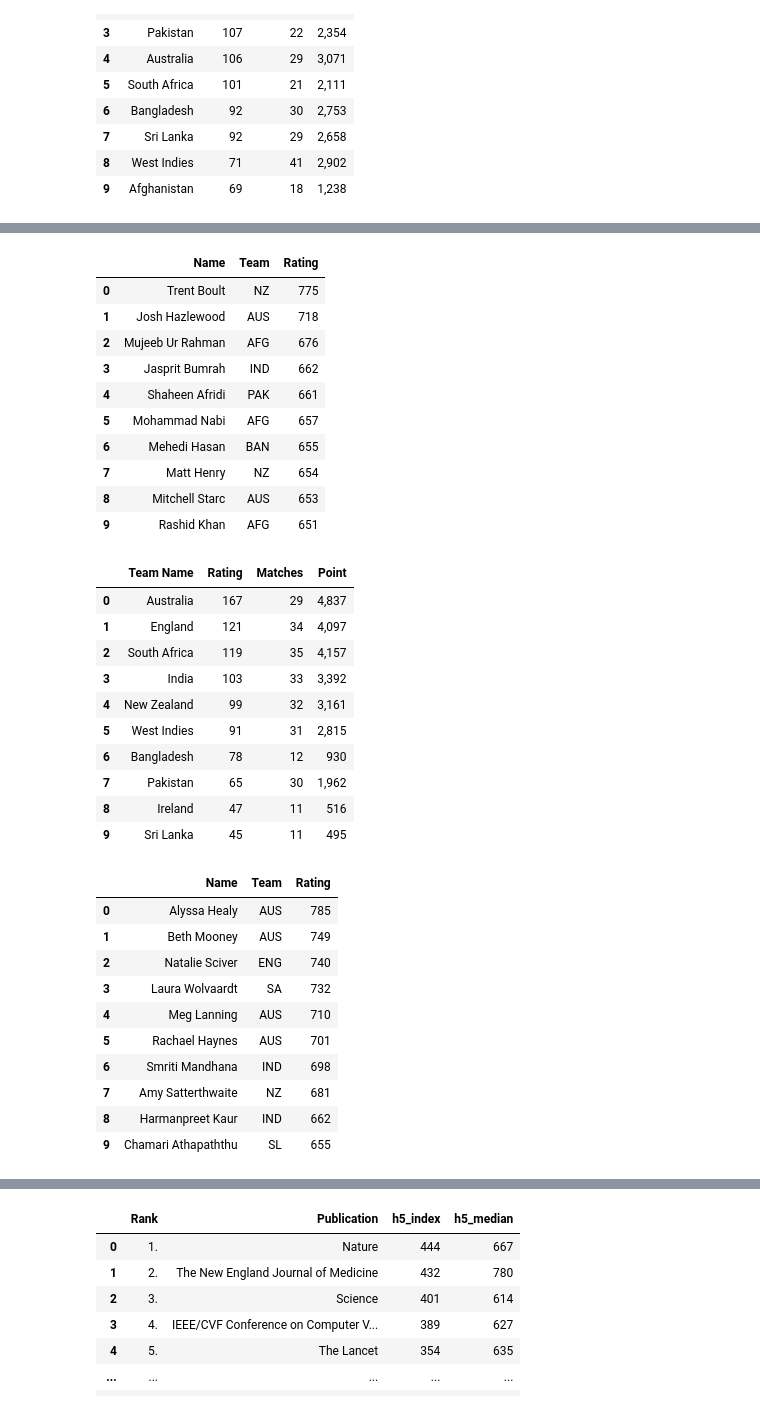
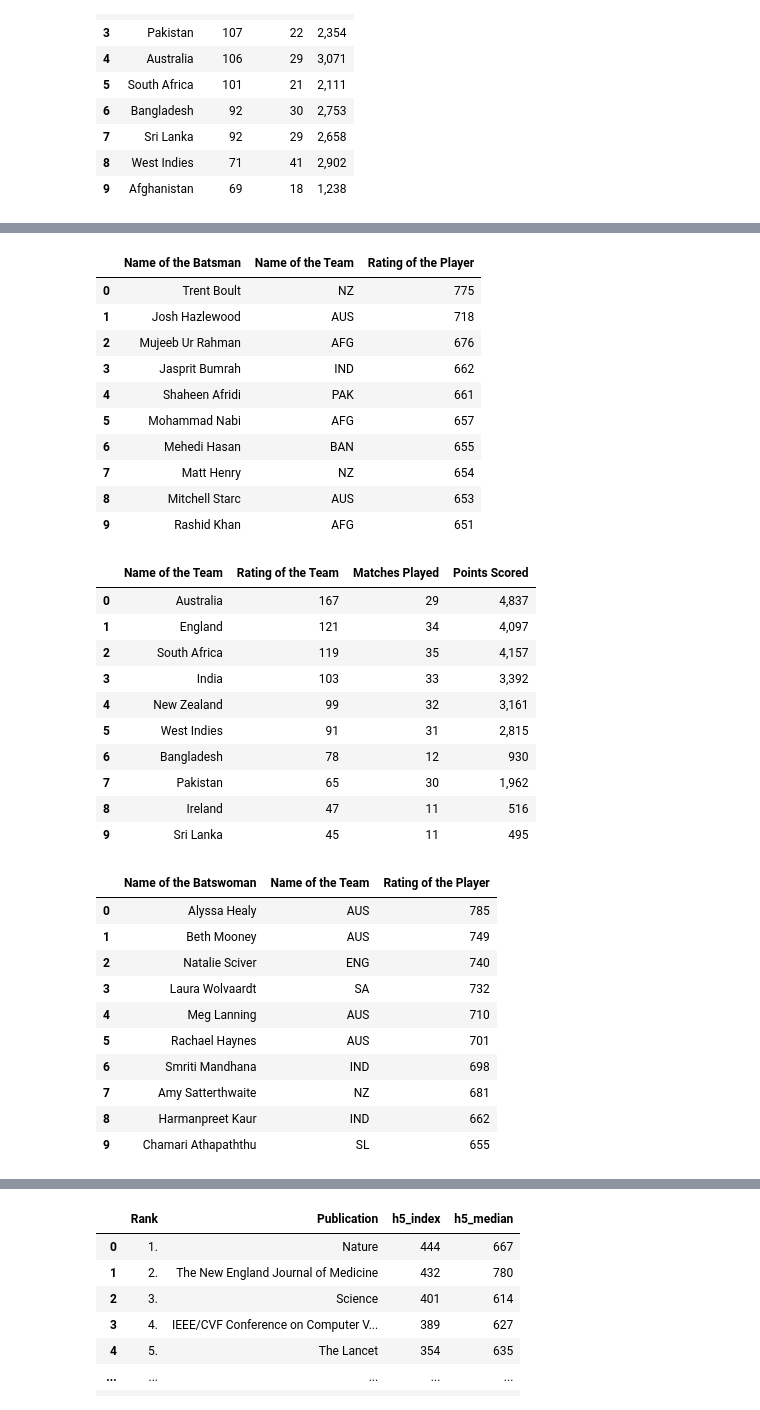
Before and after one commit to LeeCodess/Internship, a Jupyter notebook: Web_Scraping_Assignment_1/Web_Scraping_Assignment_1.ipynb, the cells around one changed output, grey strips where cells are left out. Saved outputs shown, nothing was run; the diff lists cells and outputs as text; code cells hidden in the pictures.

```diff
--- a/Web_Scraping_Assignment_1/Web_Scraping_Assignment_1.ipynb
+++ b/Web_Scraping_Assignment_1/Web_Scraping_Assignment_1.ipynb
@@ -135,26 +135,26 @@ from bs4 import BeautifulSoup
 import requests
 import pandas as pd
 
-def President_Ind(url):
+def html_content(url):
     r = requests.get(url)
     soup = BeautifulSoup(r.content)
 
-    names = soup.find_all("div", class_ = "presidentListing")
+    names_of_the_president = soup.find_all("div", class_ = "presidentListing")
     Name = []
-    for i in names:
+    for i in names_of_the_president:
         i = i.text
         head,sep,tail = i.partition('(')
         Name.append(head.replace('\n',''))
 
-    term = soup.find_all("div", class_ = "presidentListing")
+    term_of_office = soup.find_all("div", class_ = "presidentListing")
     Term = []
-    for i in term:
+    for i in term_of_office:
         i = i.text
         head,sep,tail = i.partition('Term of Office: ')
         i = tail
         head,sep,tail = i.partition('\n')
         Term.append(head)
 
-    president = pd.DataFrame({"Name" : Name, "Term of Office" : Term})
-    return(president)
+    data = pd.DataFrame({"Name of the Indian President" : Name, "Term of Office" : Term})
+    return(data)
 # %%
@@ -295,39 +295,39 @@ from bs4 import BeautifulSoup
 import requests
 import pandas as pd
 
-def top(url):
+def html_content(url):
     r = requests.get(url)
     soup = BeautifulSoup(r.content)
 
-    name = soup.find_all('td', class_ = 'table-body__cell rankings-table__name name')
+    name_of_the_batsman = soup.find_all('td', class_ = 'table-body__cell rankings-table__name name')
     Top_player = soup.find('div', class_ = 'rankings-block__banner--name-large').text
     Name = [Top_player]
-    for i in name:
+    for i in name_of_the_batsman:
         Name.append(i.text.replace('\n',''))
     Name = Name[:10]
 
-    rating = soup.find_all('td', class_ = 'table-body__cell rating')
+    rating_of_the_batsman = soup.find_all('td', class_ = 'table-body__cell rating')
     Top_player_rating = soup.find('div', class_ = 'rankings-block__banner--rating').text
     Rating = [Top_player_rating]
-    for i in rating:
+    for i in rating_of_the_batsman:
         i = i.text
         Rating.append(i)
     Rating = Rating[:10]
 
-    team = soup.find_all('span', class_ = 'table-body__logo-text')
+    team_name = soup.find_all('span', class_ = 'table-body__logo-text')
     Top_player_team = soup.find('div', class_ = 'rankings-block__banner--nationality').text.replace('\n','')
     Team = [Top_player_team]
-    for i in team:
+    for i in team_name:
         i = i.text.replace('\n','')
         Team.append(i)
     Team = Team[:10]
 
-    DataFrame = pd.DataFrame({'Name':Name, 'Team':Team, 'Rating':Rating})
-    return(DataFrame)
+    data = pd.DataFrame({'Name of the Batsman':Name, 'Name of the Team':Team, 'Rating of the Player':Rating})
+    return(data)
 # %%
-top("https://www.icc-cricket.com/rankings/mens/player-rankings/odi/bowling")
+html_content("https://www.icc-cricket.com/rankings/mens/player-rankings/odi/bowling")
 # %% [output]
-|  | Name | Team | Rating |
+|  | Name of the Batsman | Name of the Team | Rating of the Player |
 | 0 | Trent Boult | NZ | 775 |
 | 1 | Josh Hazlewood | AUS | 718 |
 | 2 | Mujeeb Ur Rahman | AFG | 676 |
@@ -346,13 +346,13 @@ from bs4 import BeautifulSoup
 import requests
 import pandas as pd
 
-def top(url):
+def html_content(url):
     r = requests.get(url)
     soup = BeautifulSoup(r.content)
 
-    team = soup.find_all('span', class_ = 'u-hide-phablet')
+    team_name = soup.find_all('span', class_ = 'u-hide-phablet')
     Team = []
-    for i in team:
+    for i in team_name:
         i = i.get_text()
         Team.append(i)
     Team = Team[:10]
@@ -387,12 +387,12 @@ def top(url):
         i = i+2
         j= j+2
 
-    Top_odi = pd.DataFrame({"Team Name" : Team, "Rating" : Rating, "Matches" : Match, "Point" : Point})
-    return(Top_odi)
+    data = pd.DataFrame({"Name of the Team" : Team, "Rating of the Team" : Rating, "Matches Played" : Match, "Points Scored" : Point})
+    return(data)
 # %%
-top("https://www.icc-cricket.com/rankings/womens/team-rankings/odi")
+html_content("https://www.icc-cricket.com/rankings/womens/team-rankings/odi")
 # %% [output]
-|  | Team Name | Rating | Matches | Point |
+|  | Name of the Team | Rating of the Team | Matches Played | Points Scored |
 | 0 | Australia | 167 | 29 | 4,837 |
 | 1 | England | 121 | 34 | 4,097 |
 | 2 | South Africa | 119 | 35 | 4,157 |
@@ -442,7 +442,7 @@ def top(url):
 # %%
-top('https://www.icc-cricket.com/rankings/womens/player-rankings/odi/batting')
+html_content('https://www.icc-cricket.com/rankings/womens/player-rankings/odi/batting')
 # %% [output]
-|  | Name | Team | Rating |
+|  | Name of the Batswoman | Name of the Team | Rating of the Player |
 | 0 | Alyssa Healy | AUS | 785 |
 | 1 | Beth Mooney | AUS | 749 |
 | 2 | Natalie Sciver | ENG | 740 |
```
Also changed, not shown: parts of 20 cells of this notebook.
